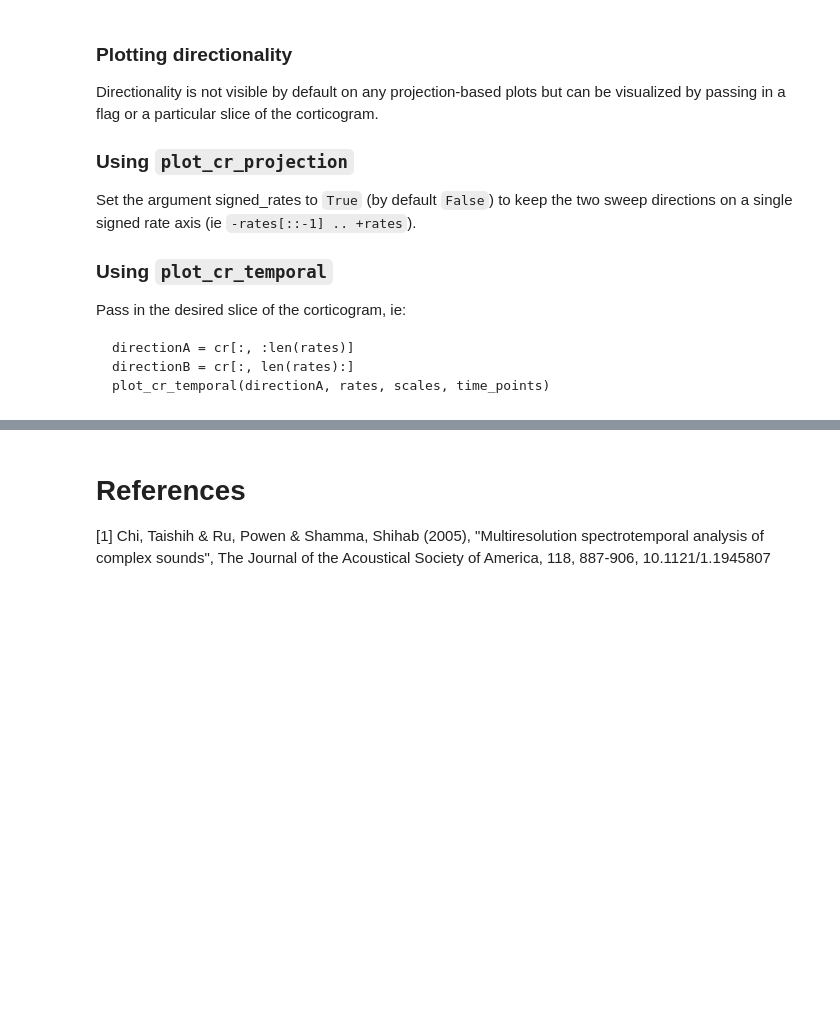
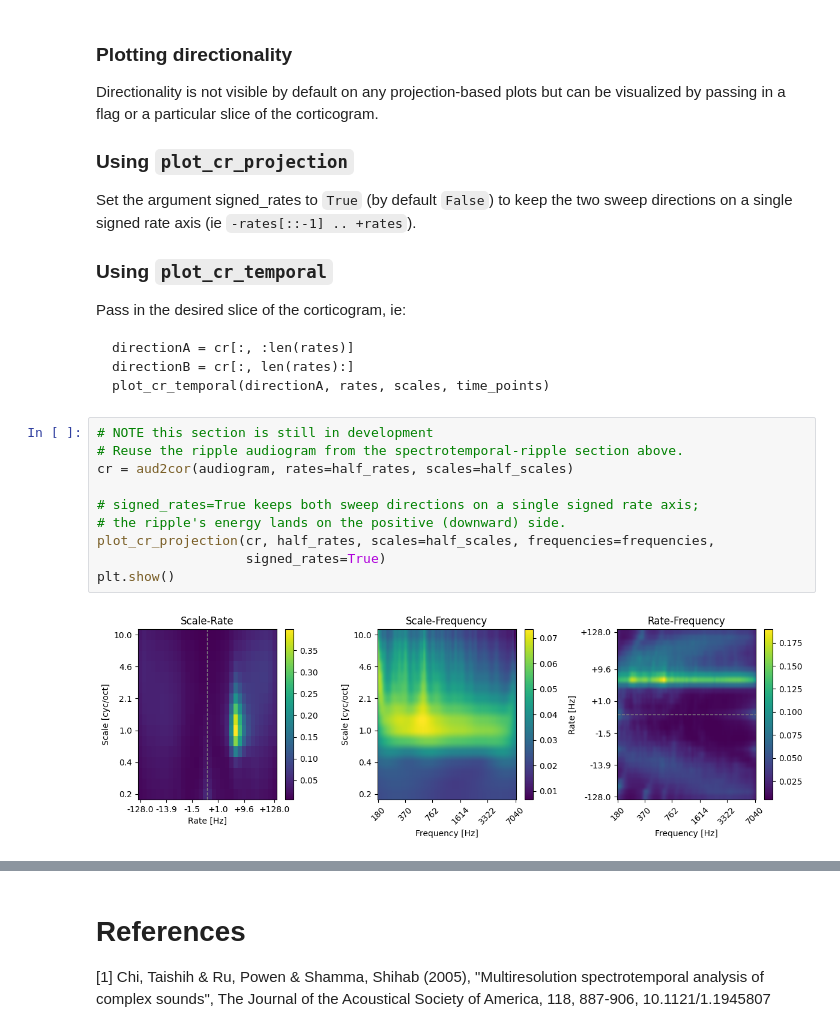
Before and after one commit to ninocapipoca/neural_audio, a Jupyter notebook: tutorials/Tutorial 3 - Stimulus sound generators.ipynb, the cells around one changed output, grey strips where cells are left out. Drawn from its saved outputs; the diff is of its cells as text; blank space fills up the shorter version.

Commit message:
Adding direction plots

````diff
--- a/tutorials/Tutorial 3 - Stimulus sound generators.ipynb
+++ b/tutorials/Tutorial 3 - Stimulus sound generators.ipynb
@@ -426,3 +426,15 @@ directionA = cr[:, :len(rates)]
 directionB = cr[:, len(rates):]
 plot_cr_temporal(directionA, rates, scales, time_points)
 ```
+# %%
+# NOTE this section is still in development
+# Reuse the ripple audiogram from the spectrotemporal-ripple section above.
+cr = aud2cor(audiogram, rates=half_rates, scales=half_scales)
+
+# signed_rates=True keeps both sweep directions on a single signed rate axis;
+# the ripple's energy lands on the positive (downward) side.
+plot_cr_projection(cr, half_rates, scales=half_scales, frequencies=frequencies,
+                   signed_rates=True)
+plt.show()
+# %% [output]
+[figure, added]
````
Also changed, not shown: parts of 1 cell of this notebook, 4 other files.
